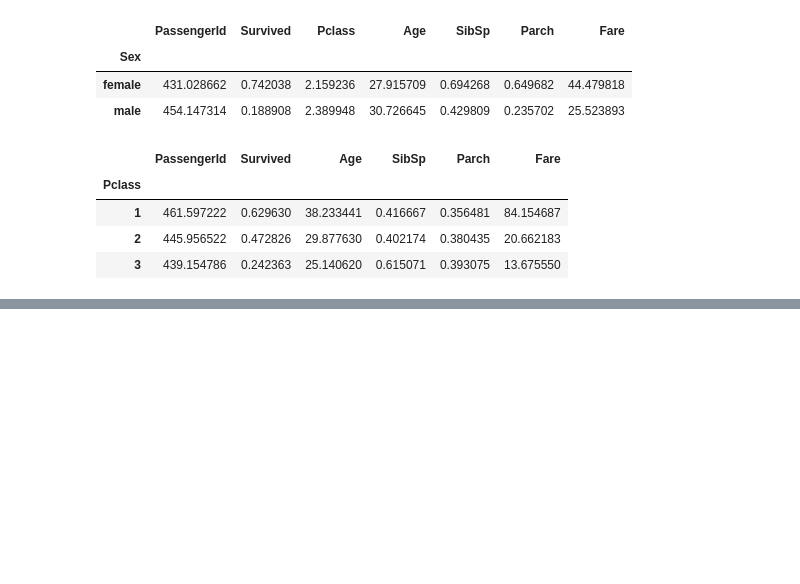
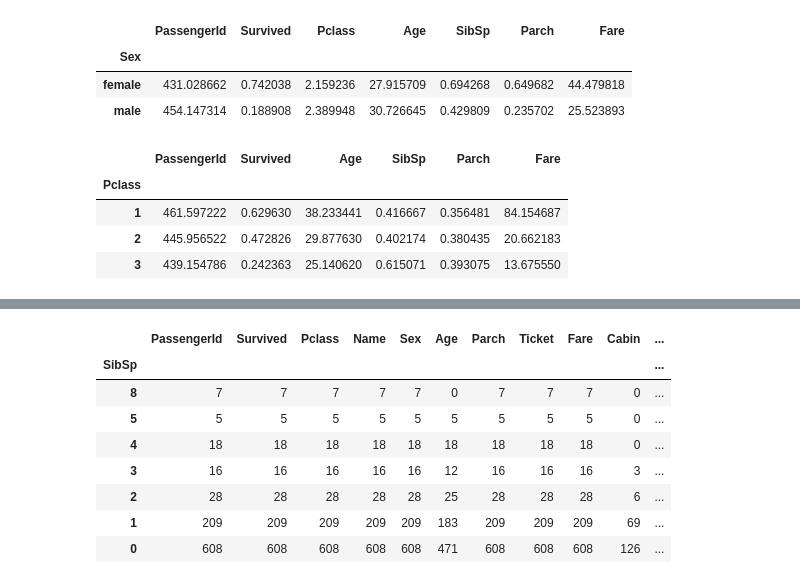
Before and after one commit to salamatburj/Kaggle, a Jupyter notebook: Titanic/titanic.ipynb, the cells around one changed output, grey strips where cells are left out. Cells and saved outputs as stored; diff of their text form; code cells hidden in the pictures; blank space fills up the shorter version.

```diff
--- a/Titanic/titanic.ipynb
+++ b/Titanic/titanic.ipynb
@@ -22,0 +48,12 @@ train_data.groupby('Pclass').mean()
+# %%
+train_data.groupby('SibSp').count().sort_index(ascending=False)
+# %% [output]
+|  | PassengerId | Survived | Pclass | Name | Sex | Age | Parch | Ticket | Fare | Cabin | ... |
+| SibSp |  |  |  |  |  |  |  |  |  |  | ... |
+| 8 | 7 | 7 | 7 | 7 | 7 | 0 | 7 | 7 | 7 | 0 | ... |
+| 5 | 5 | 5 | 5 | 5 | 5 | 5 | 5 | 5 | 5 | 0 | ... |
+| 4 | 18 | 18 | 18 | 18 | 18 | 18 | 18 | 18 | 18 | 0 | ... |
+| 3 | 16 | 16 | 16 | 16 | 16 | 12 | 16 | 16 | 16 | 3 | ... |
+| 2 | 28 | 28 | 28 | 28 | 28 | 25 | 28 | 28 | 28 | 6 | ... |
+| 1 | 209 | 209 | 209 | 209 | 209 | 183 | 209 | 209 | 209 | 69 | ... |
+| 0 | 608 | 608 | 608 | 608 | 608 | 471 | 608 | 608 | 608 | 126 | ... |
```
Also changed, not shown: parts of 24 cells of this notebook.
